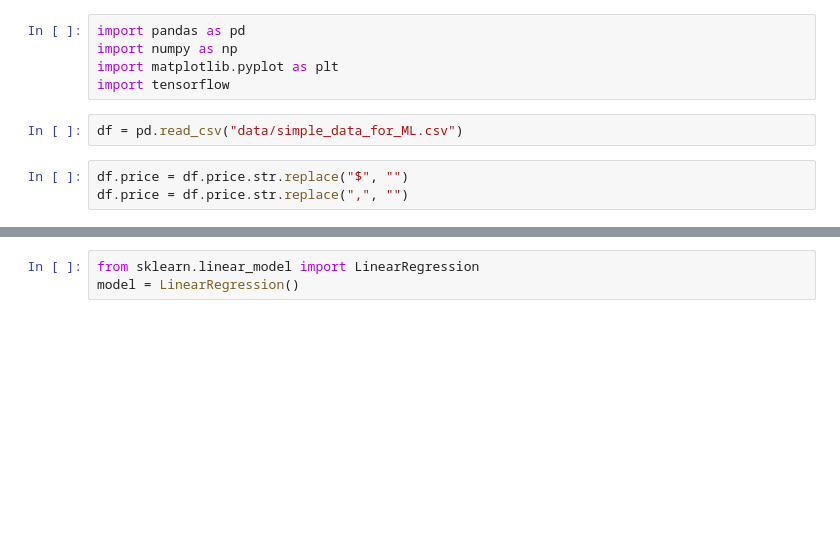
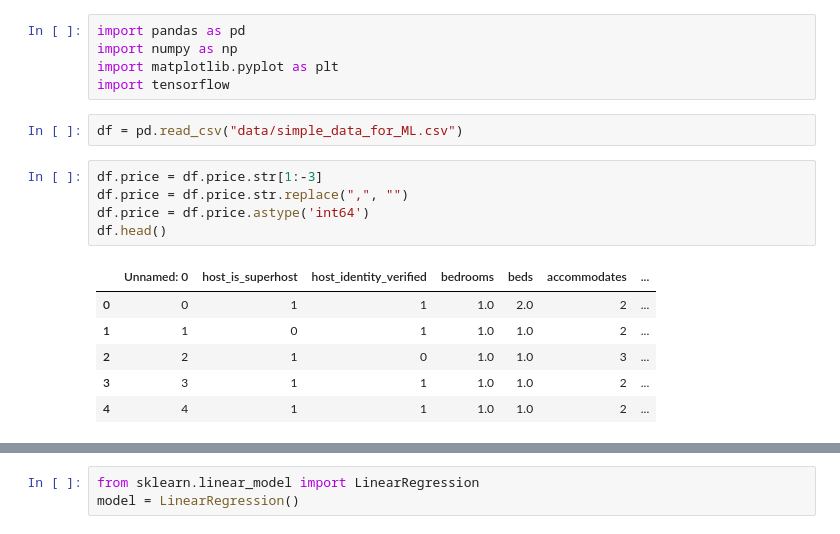
Before and after one commit to zhr47/Final_Project, a Jupyter notebook: ML_model.ipynb, the cells around one changed output, grey strips where cells are left out. Drawn from its saved outputs; the diff is of its cells as text; blank space fills up the shorter version.

```diff
--- a/ML_model.ipynb
+++ b/ML_model.ipynb
@@ -13,5 +22,14 @@ import tensorflow
 # %%
 df = pd.read_csv("data/simple_data_for_ML.csv")
 # %%
-df.price = df.price.str.replace("$", "")
+df.price = df.price.str[1:-3]
 df.price = df.price.str.replace(",", "")
+df.price = df.price.astype('int64')
+df.head()
+# %% [output]
+|  | Unnamed: 0 | host_is_superhost | host_identity_verified | bedrooms | beds | accommodates | ... |
+| 0 | 0 | 1 | 1 | 1.0 | 2.0 | 2 | ... |
+| 1 | 1 | 0 | 1 | 1.0 | 1.0 | 2 | ... |
+| 2 | 2 | 1 | 0 | 1.0 | 1.0 | 3 | ... |
+| 3 | 3 | 1 | 1 | 1.0 | 1.0 | 2 | ... |
+| 4 | 4 | 1 | 1 | 1.0 | 1.0 | 2 | ... |
```
Also changed, not shown: parts of 47 cells of this notebook, 4 other files.
